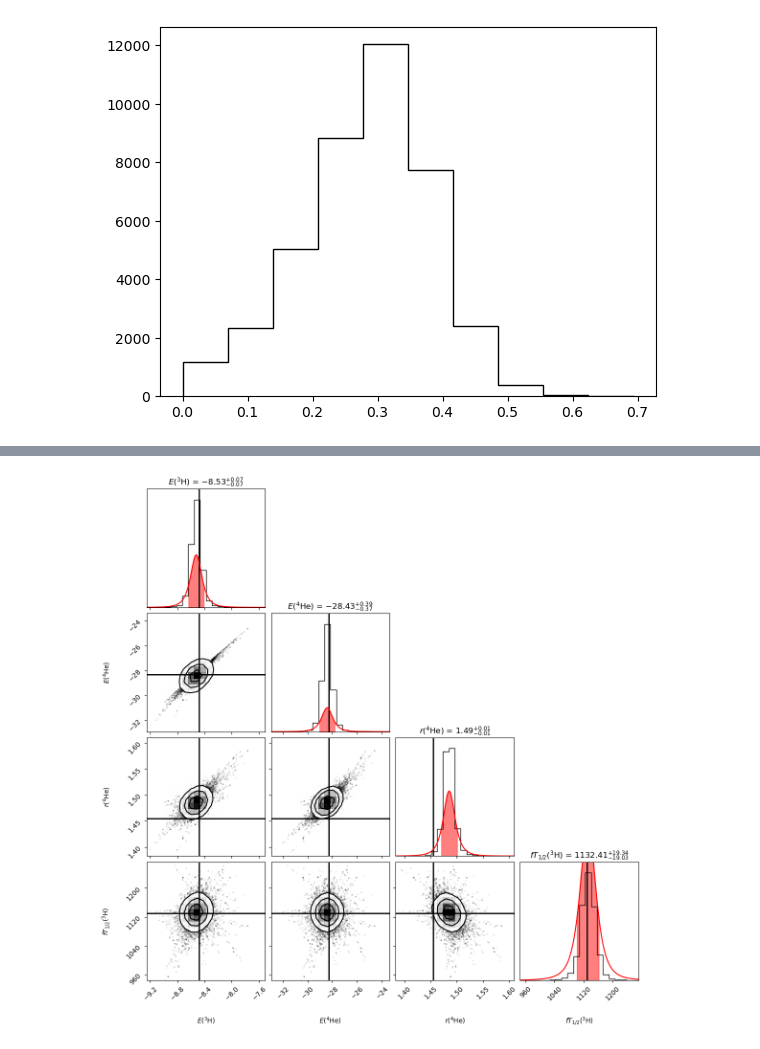
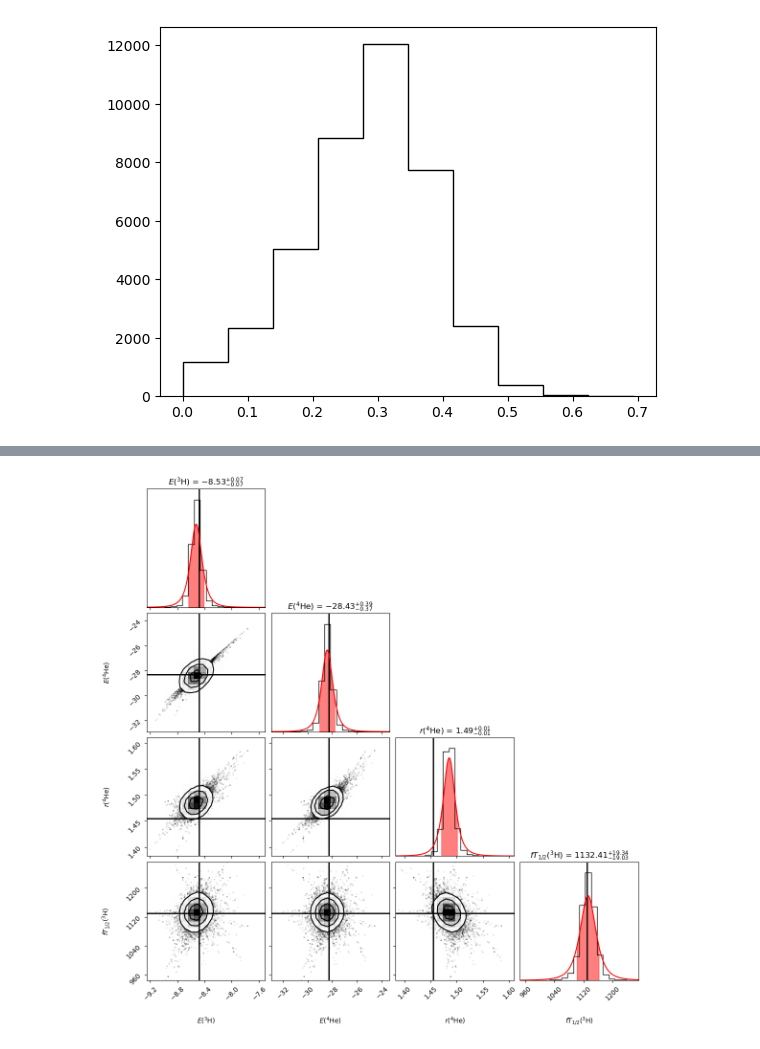
Before and after one commit to stach/lfd-project, a Jupyter notebook: Project1/project1.ipynb, the cells around one changed output, grey strips where cells are left out. Drawn from its saved outputs; the diff is of its cells as text; code cells hidden in the pictures.

```diff
--- a/Project1/project1.ipynb
+++ b/Project1/project1.ipynb
@@ -613,20 +613,17 @@ labels = ["$C_D$", "$C_E$"]
 
 # Create a corner plot
 figure = plt.figure(figsize=(12,12))
-corner.corner(samples_q[:,0:2], labels=labels, show_titles=True, fig=figure, smooth=0.5)
+corner.corner(samples_q[:,0:2], labels=labels, show_titles=True, fig=figure, smooth=0.5, hist_kwargs={'density': True})
 
 for i, ax in enumerate(figure.get_axes()):
     if i==0:
         # Top left
         ax.axvline(0, color='grey', linestyle='-', linewidth=1, alpha=.5)
 
-        norm=8000
         x, y = fit_t(samples_q[:,0])
-        y*=norm
         ax.plot(x, y, color="red")
 
         x_quant, y_quant = fit_t(samples_q[:,0], quantile=True)
-        y_quant*=norm
         ax.fill_between(x_quant, y_quant, color="red", alpha=0.5)
     if i==2:
         # Bottom left
@@ -636,13 +633,10 @@ for i, ax in enumerate(figure.get_axes()):
         # Bottom right
         ax.axvline(0, color='grey', linestyle='-', linewidth=1, alpha=.5)
 
-        norm=1500
         x, y = fit_t(samples_q[:,1])
-        y*=norm
         ax.plot(x, y, color="red")
 
         x_quant, y_quant = fit_t(samples_q[:,1], quantile=True)
-        y_quant*=norm
         ax.fill_between(x_quant, y_quant, color="red", alpha=0.5)
 
 # Show the plot
@@ -657,86 +651,70 @@ labels = ['$E(^3\mathrm{H})$','$E(^4\mathrm{He})$','$r(^4\mathrm{He})$','$fT_{1/
 
 # Create a corner plot
 figure = plt.figure(figsize=(12,12))
-corner.corner(ppd_q, labels=labels, show_titles=True, fig=figure, smooth=True)
+corner.corner(ppd_q, labels=labels, show_titles=True, fig=figure, smooth=True, hist_kwargs={'density': True})
 
 for i, ax in enumerate(figure.get_axes()):
     if i==0:
         # Marginal: E3H
-        norm=2200
-
         ax.axvline(mu_E3H, color='black', linestyle='-', linewidth=2, alpha=1)
 
         x, y = fit_t(ppd_q[:,0])
-        y*=norm
         ax.plot(x, y, color="red")
 
         x_quant, y_quant = fit_t(ppd_q[:,0], quantile=True)
-        y_quant*=norm
         ax.fill_between(x_quant, y_quant, color="red", alpha=0.5)
     if i==5:
         # Marginal: E4He
-        norm=5600
-
         ax.axvline(mu_E4He, color='black', linestyle='-', linewidth=2, alpha=1)
 
         x, y = fit_t(ppd_q[:,1])
-        y*=norm
         ax.plot(x, y, color="red")
 
         x_quant, y_quant = fit_t(ppd_q[:,1], quantile=True)
-        y_quant*=norm
         ax.fill_between(x_quant, y_quant, color="red", alpha=0.5)
     if i==10:
         # Marginal: Rp4He
-        norm=300
-
         ax.axvline(mu_Rp4He, color='black', linestyle='-', linewidth=2, alpha=1)
 
         x, y = fit_t(ppd_q[:,2])
-        y*=norm
         ax.plot(x, y, color="red")
 
         x_quant, y_quant = fit_t(ppd_q[:,2], quantile=True)
-        y_quant*=norm
         ax.fill_between(x_quant, y_quant, color="red", alpha=0.5)
     if i==15:
         # Marginal: fT3H
-        norm=1200000
-
         ax.axvline(mu_fT3H, color='black', linestyle='-', linewidth=2, alpha=1)
 
         x, y = fit_t(ppd_q[:,3])
-        y*=norm
         ax.plot(x, y, color="red")
 
         x_quant, y_quant = fit_t(ppd_q[:,3], quantile=True)
-        y_quant*=norm
         ax.fill_between(x_quant, y_quant, color="red", alpha=0.5)
     if i==4:
         # Joined(x|y): E3H|E4He
         ax.axvline(mu_E3H, color='black', linestyle='-', linewidth=2, alpha=1)
         ax.axhline(mu_E4He, color='black', linestyle='-', linewidth=2, alpha=1)
     if i==8:
         # Joined(x|y): E3H|Rp4He
         ax.axvline(mu_E3H, color='black', linestyle='-', linewidth=2, alpha=1)
         ax.axhline(mu_Rp4He, color='black', linestyle='-', linewidth=2, alpha=1)
     if i==9:
         # Joined(x|y): E4He|Rp4He
         ax.axvline(mu_E4He, color='black', linestyle='-', linewidth=2, alpha=1)
         ax.axhline(mu_Rp4He, color='black', linestyle='-', linewidth=2, alpha=1)
     if i==12:
         # Joined(x|y): E3H|fT3H
         ax.axvline(mu_E3H, color='black', linestyle='-', linewidth=2, alpha=1)
         ax.axhline(mu_fT3H, color='black', linestyle='-', linewidth=2, alpha=1)
     if i==13:
         # Joined(x|y): E4He|ft3H
         ax.axvline(mu_E4He, color='black', linestyle='-', linewidth=2, alpha=1)
         ax.axhline(mu_fT3H, color='black', linestyle='-', linewidth=2, alpha=1)
     if i==14:
         # Joined(x|y): Rp4He|ft3H
         ax.axvline(mu_Rp4He, color='black', linestyle='-', linewidth=2, alpha=1)
         ax.axhline(mu_fT3H, color='black', linestyle='-', linewidth=2, alpha=1)
 # Show the plot
 plt.show()
 # %% [output]
-[figure, old version]
+[figure, new version]
```
Also changed, not shown: parts of 1 cell of this notebook.
